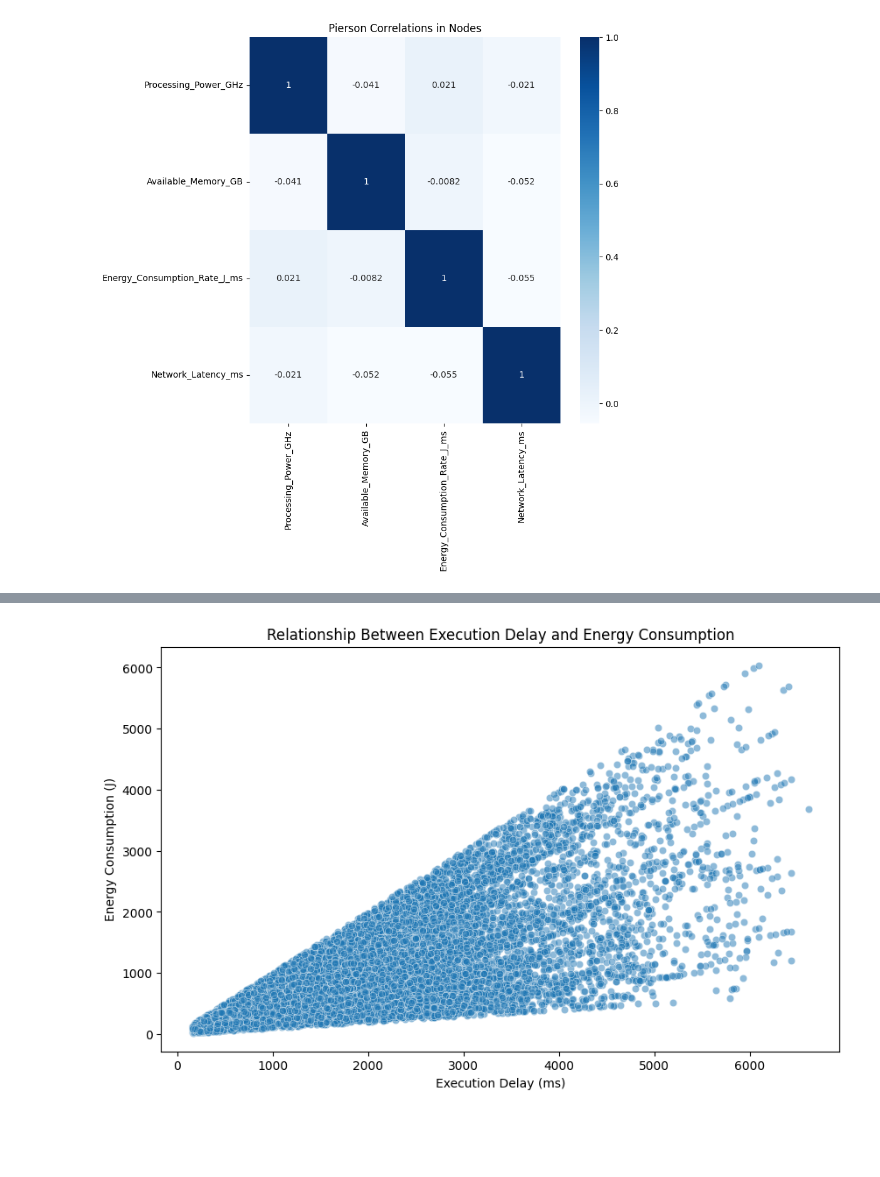
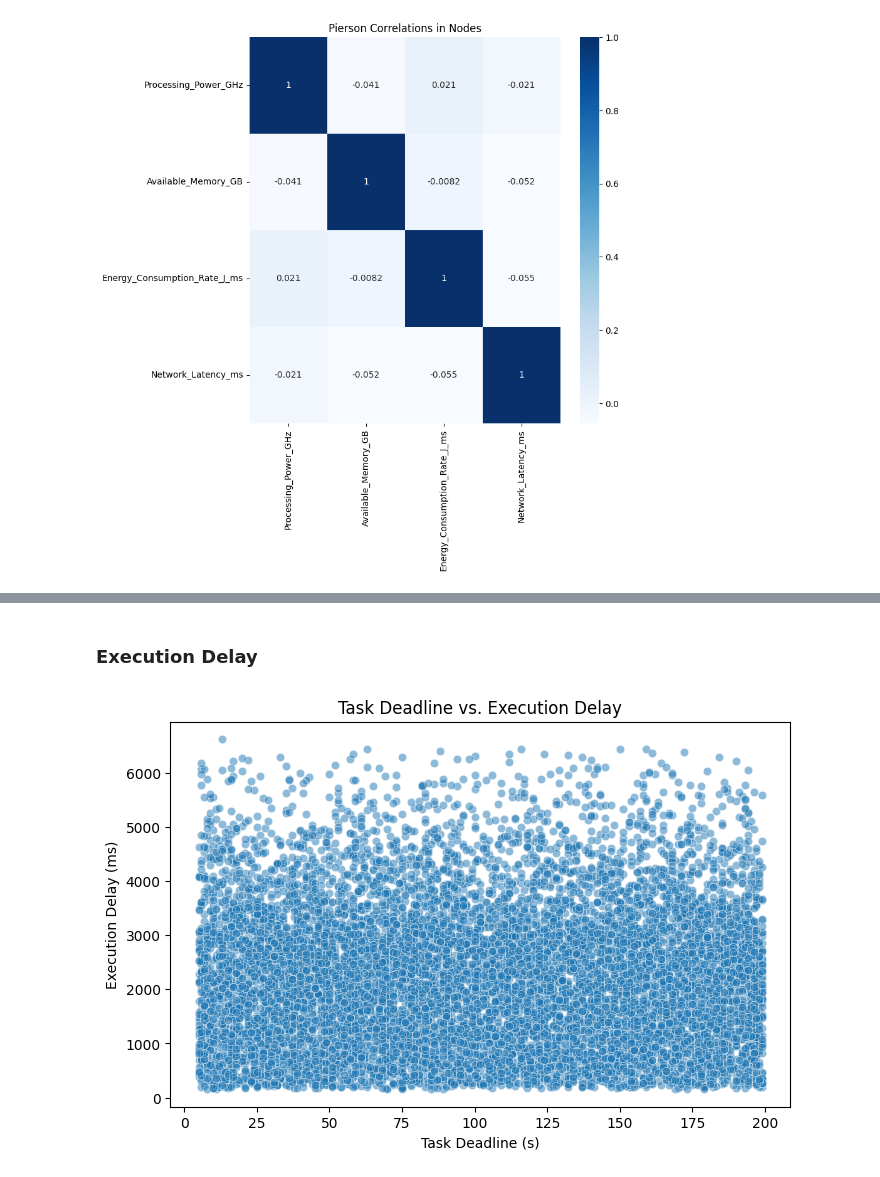
Before and after one commit to WellKnownDedication/Cloud-Computing-Performance-Metrics-Analysis, a Jupyter notebook: src/EDA.ipynb, the cells around one changed output, grey strips where cells are left out. Drawn from its saved outputs; the diff is of its cells as text; code cells hidden in the pictures; blank space fills up the shorter version.

```diff
--- a/src/EDA.ipynb
+++ b/src/EDA.ipynb
@@ -47,7 +47,7 @@ tasks.head()
 | 3 | T4 | 4687 | 279 | 76 | 4455 | Cloud | ... |
 | 4 | T5 | 1447 | 13 | 13 | 4776 | Fog | ... |
 # %%
-mapping = {'Cloud': 1, 'Fog': 2}
+mapping = {'Cloud': 0, 'Fog': 1}
 tasks['Task_Allocation'] = tasks['Task_Allocation'].map(mapping)
 # %%
 print(len(tasks.Task_ID.unique()))
@@ -155,9 +153,11 @@ Name: Arrival_Time_s, Length: 11000, dtype: int64
+# %% [markdown]
+### Execution Delay
 # %%
-plt.figure(figsize=(10, 6))
-sns.scatterplot(x=tasks["Execution_Delay_ms"], y=tasks["Energy_Consumption_J"], alpha=0.5)
-plt.xlabel("Execution Delay (ms)")
-plt.ylabel("Energy Consumption (J)")
-plt.title("Relationship Between Execution Delay and Energy Consumption")
+plt.figure(figsize=(8, 5))
+sns.scatterplot(x=tasks["Deadline_s"], y=tasks["Execution_Delay_ms"], alpha=0.5)
+plt.xlabel("Task Deadline (s)")
+plt.ylabel("Execution Delay (ms)")
+plt.title("Task Deadline vs. Execution Delay")
 plt.show()
 # %% [output]
-[figure, old version]
+[figure, new version]
```
Also changed, not shown: parts of 4 cells of this notebook.
